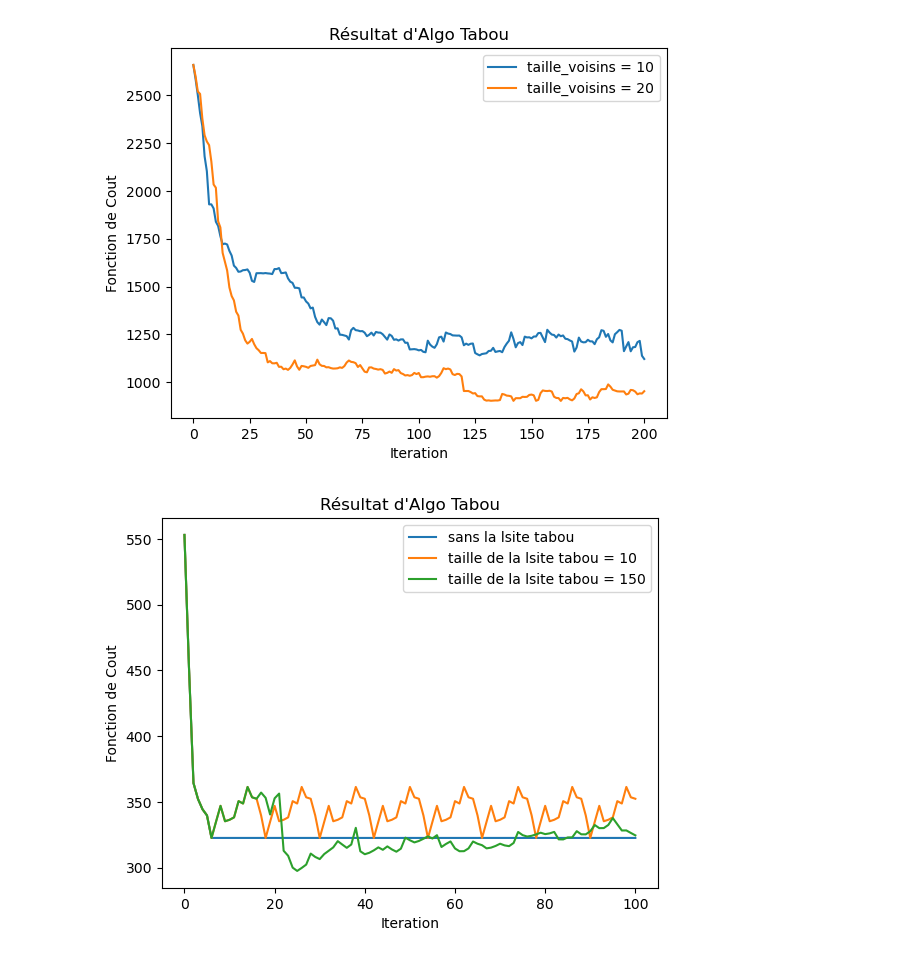
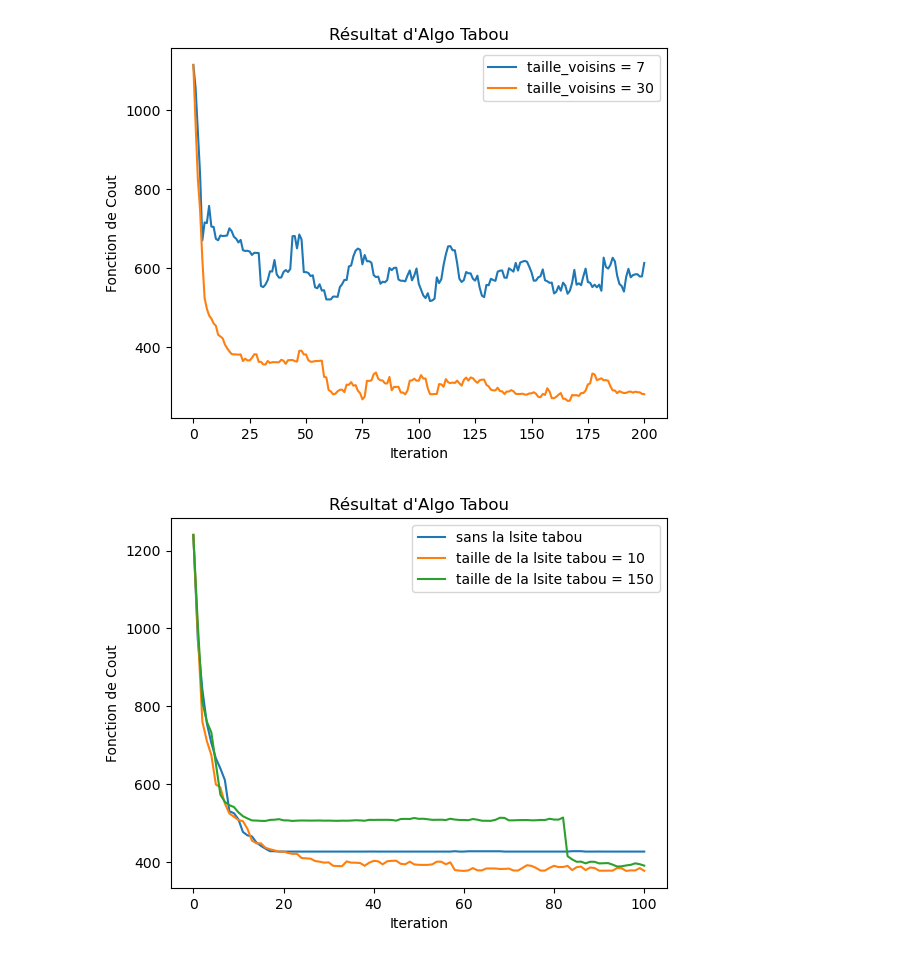
Before and after one commit to Centrale-Project/ICO_Project, a Jupyter notebook: Algo_Tabou.ipynb, the cells around one changed output. Drawn from its saved outputs; the diff is of its cells as text; code cells hidden in the pictures.

```diff
--- a/Algo_Tabou.ipynb
+++ b/Algo_Tabou.ipynb
@@ -15,24 +15,27 @@ importlib.reload(algorithmes)
 from algorithmes import *
 import random
 # %%
-nombre_client=50
+nombre_client=20
 # %%
 import random
 
 # Définition de la fonction de voisinage
-def voisinage(solution):
+def voisinage(solution_route):
+
+    solution = list(itertools.chain.from_iterable(solution_route))
     voisin = solution.copy()
     i = random.randint(0, len(solution) - 1)  # Sélection d'un élément au hasard
     j = random.randint(0, len(solution) - 1)  # Sélection d'un autre élément au hasard
     voisin[i], voisin[j] = voisin[j], voisin[i]  # Échange des deux éléments
-    return voisin
+
+    return get_route_version2(voisin,time_window, Q)
 
 # Définition de l'algorithme Tabou
 def tabou(liste_initiale, taille_tabou, max_iterations,n_voisin):
 
 
     meilleure_solution = liste_initiale # la meilleure solution trouvée jusqu'à présent
-    meilleure_valeur = cout(get_route_version2(meilleure_solution,time_window,Q)) # la valeur de la meilleure solution
+    meilleure_valeur = cout(meilleure_solution) # la valeur de la meilleure solution
     history_sol=[meilleure_solution]
     liste_tabou = [] # la liste tabou pour stocker les solutions interdites
     history = [meilleure_valeur] # tableau qui stocke la meilleure valeur de chaque itération
@@ -48,13 +51,15 @@ def tabou(liste_initiale, taille_tabou, max_iterations,n_voisin):
             while voisin in liste_tabou:
                 voisin = voisinage(meilleure_solution)
 
+
             if i==0:
                 # si c'est le premier voisin, on initialise la meilleure valeur avec celle-ci
-                valeur_meilleur_voisin = cout(get_route_version2(voisin,time_window,Q))
+                valeur_meilleur_voisin = cout(voisin)
                 meilleur_voisin = voisin
+
             else:
                 # sinon, on compare avec la valeur du voisin précédent
-                s = cout(get_route_version2(voisin,time_window,Q))
+                s = cout(voisin)
                 if s<valeur_meilleur_voisin:
                     meilleur_voisin = voisin
                     valeur_meilleur_voisin = s
@@ -79,49 +84,50 @@ def tabou(liste_initiale, taille_tabou, max_iterations,n_voisin):
     return history_sol[indice] , history[indice] , history
 # %%
 # Exemple d'utilisation
-list_client_initial = [i for i in range(nombre_client)]
+list_client_initial = get_route_version2([i for i in range(nombre_client)],time_window, Q)
 taille_tabou = 20
 max_iterations = 200
 taille_voisin = 10
 
-meilleure_solution, meilleure_valeur , history_1 = tabou(list_client_initial, taille_tabou, max_iterations,10)
-meilleure_solution, meilleure_valeur , history_2 = tabou(list_client_initial, taille_tabou, max_iterations,20)
+meilleure_solution, meilleure_valeur , history_1 = tabou(list_client_initial, taille_tabou, max_iterations,7)
+meilleure_solution, meilleure_valeur , history_2 = tabou(list_client_initial, taille_tabou, max_iterations,30)
 
 
 
-plt.plot(history_1,label = 'taille_voisins = 10')
-plt.plot(history_2,label = 'taille_voisins = 20')
+plt.plot(history_1,label = 'taille_voisins = 7')
+plt.plot(history_2,label = 'taille_voisins = 30')
 plt.legend()
 plt.xlabel('Iteration')
 plt.ylabel('Fonction de Cout')
 plt.title("Résultat d'Algo Tabou")
 plt.savefig('Résultats/Algo_taille_voisns_Tabou')
 # %% [output]
-[figure, old version]
+[figure, new version]
 # %%
 # Exemple d'utilisation
-list_client_initial = [i for i in range(10)]
-
-taille_tabou = 30
-max_iterations =  100
-taille_voisin = 200
 
 
-random.shuffle(list_client_initial)
+taille_tabou = 20
+max_iterations = 100
+taille_voisin = 70
+
+list_client =  [i for i in range(nombre_client)]
+random.shuffle(list_client)
+list_client_initial = get_route_version2(list_client,time_window,Q)
 
 meilleure_solution, meilleure_valeur , history_1 = tabou(list_client_initial,0, max_iterations,taille_voisin)
 meilleure_solution, meilleure_valeur , history_2 = tabou(list_client_initial,10, max_iterations,taille_voisin)
-meilleure_solution, meilleure_valeur , history_3 = tabou(list_client_initial,400, max_iterations,taille_voisin)
+meilleure_solution, meilleure_valeur , history_3 = tabou(list_client_initial,200, max_iterations,taille_voisin)
 
 
 
 plt.plot(history_1,label = 'sans la lsite tabou ')
 plt.plot(history_2, label = 'taille de la lsite tabou = 10')
 plt.plot(history_3,label = 'taille de la lsite tabou = 150')
 plt.legend()
 plt.xlabel('Iteration')
 plt.ylabel('Fonction de Cout')
 plt.title("Résultat d'Algo Tabou")
 plt.savefig('Résultats/Algo_taille_liste_Tabou')
 # %% [output]
-[figure, old version]
+[figure, new version]
```
Also changed, not shown: 3 other files.
